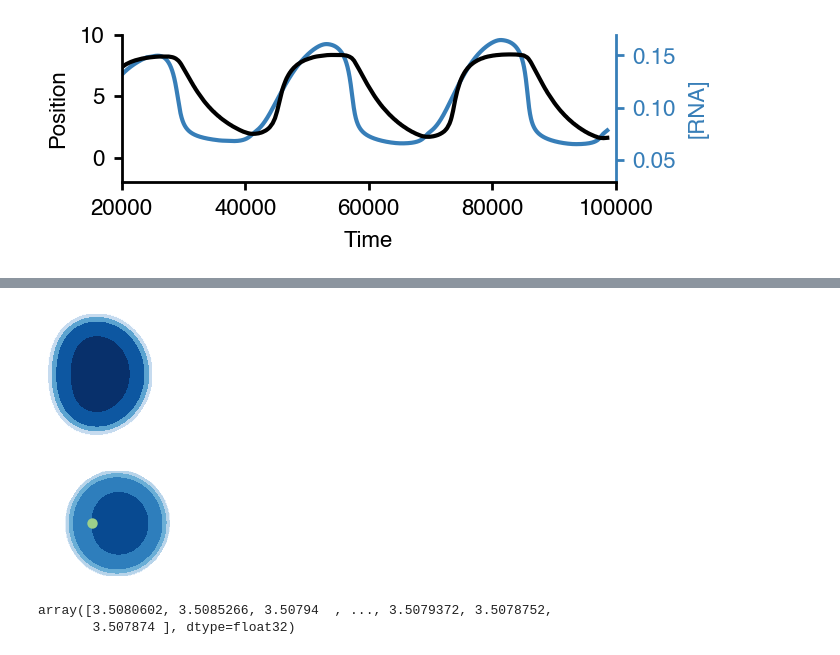
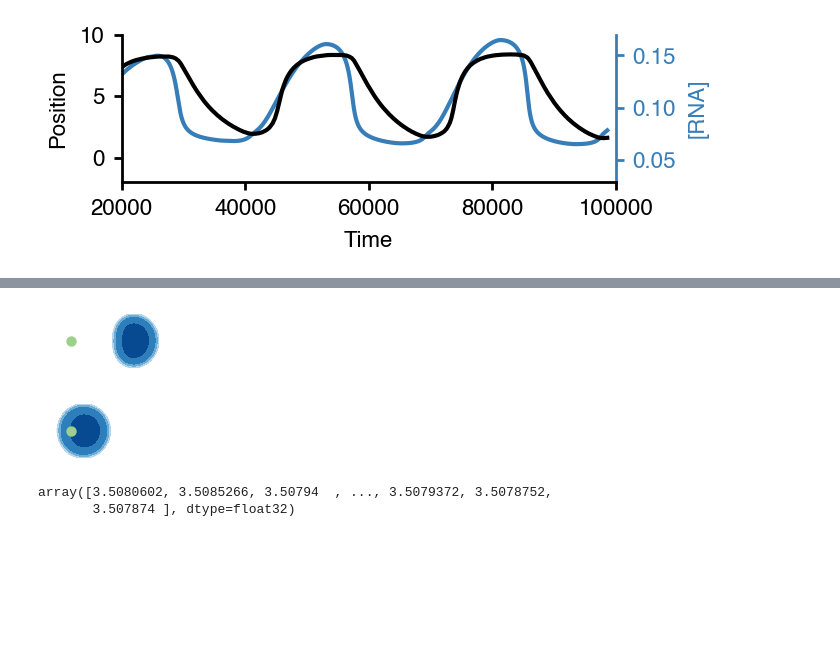
Before and after one commit to gohdavid/CoupledEPCondensates, a Jupyter notebook: workspace/05_Analysis/20240717_LongDistance.ipynb, the cells around one changed output, grey strips where cells are left out. Cells and saved outputs as stored; diff of their text form; code cells hidden in the pictures; blank space fills up the shorter version.

```diff
--- a/workspace/05_Analysis/20240717_LongDistance.ipynb
+++ b/workspace/05_Analysis/20240717_LongDistance.ipynb
@@ -126,27 +121,29 @@ def shape(xy,c,ax,cmap="Blues",vmin=None,vmax=None,xlim=None,ylim=None, levels=N
 # %%
 time = peaks[-1]
 fig,ax = plt.subplots()
 fig.set_size_inches(2*_CM,2*_CM)
 xy = sim.xy[sim.mask[time,:],:]
 conc = sim.concentration_profile[0][time][sim.mask[time,:]]
-shape(xy,conc,ax,vmin=4,vmax=4.5,levels=3)
-ax.scatter(x=0, y=0, s=30, color='green',marker=".")
-# ax.set_xlim(left=-1)
+shape(xy,conc,ax,levels=3)
+ax.scatter(x=0, y=0, s=30, color='#9DD08A',marker=".")
+shape(xy,conc,ax,levels=3)
+ax.set_xlim(left=-3,right=13)
 plt.savefig(_FIGURE_DIR/"Fig5_DropletPeak")
 # %% [output]
-[figure, old version]
+[figure, new version]
 # %%
-time = troughs[-1]
 fig,ax = plt.subplots()
 fig.set_size_inches(2*_CM,2*_CM)
+
+time = troughs[-1]
 xy = sim.xy[sim.mask[time,:],:]
 conc = sim.concentration_profile[0][time][sim.mask[time,:]]
 shape(xy,conc,ax,levels=3)
-ax.set_xlim(left=-3)
+ax.set_xlim(left=-3,right=13)
 ax.scatter(x=0, y=0, s=30, color='#9DD08A',marker=".")
 plt.savefig(_FIGURE_DIR/"Fig5_DropletTrough")
 # %% [output]
-[figure, old version]
+[figure, new version]
 # %%
 sim.concentration_profile[2][time]
 # %% [output]
```
Also changed, not shown: parts of 4 cells of this notebook, 6 other files.
